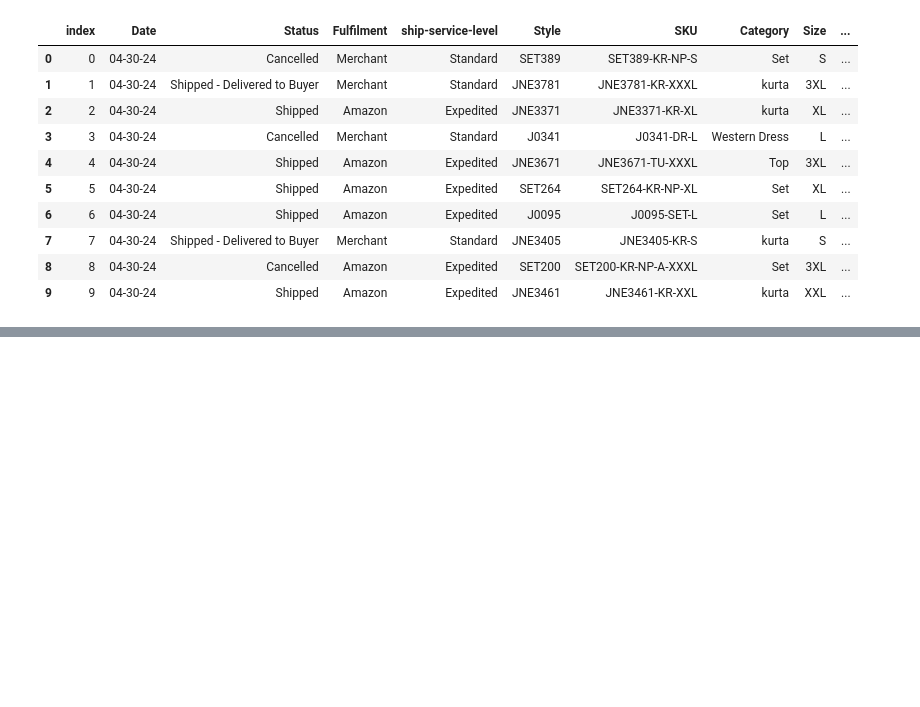
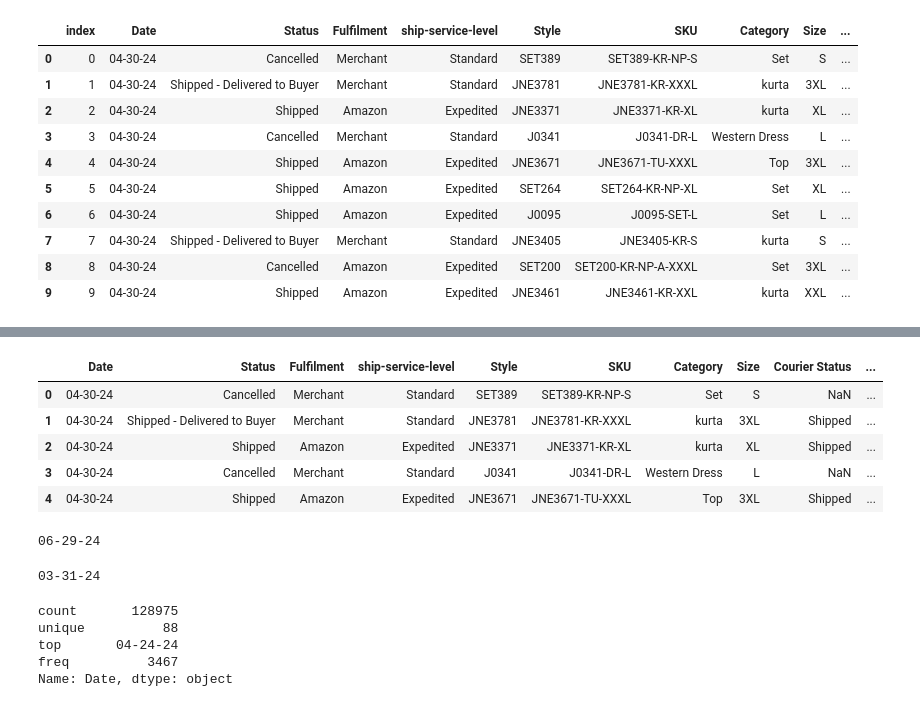
Before and after one commit to jmlakshmisagar/Amazon-Sales-Forecasting-Using-FY24-Apr-May, a Jupyter notebook: DS-Data_Analysis-Sales-Report.ipynb, the cells around one changed output, grey strips where cells are left out. Cells and saved outputs as stored; diff of their text form; code cells hidden in the pictures; blank space fills up the shorter version.

```diff
--- a/DS-Data_Analysis-Sales-Report.ipynb
+++ b/DS-Data_Analysis-Sales-Report.ipynb
@@ -135,0 +136,2 @@ df.describe()
+# %%
+df.drop(['index'],axis=1,inplace=True)
@@ -135,0 +202,4 @@ df.describe()
+# %%
+df['ship-postal-code'] = df['ship-postal-code'].fillna(0)
+# %%
+df['ship-postal-code'] = df['ship-postal-code'].astype('int64')
@@ -135,0 +218,25 @@ df.describe()
+# %%
+df.head()
+# %% [output]
+|  | Date | Status | Fulfilment | ship-service-level | Style | SKU | Category | Size | Courier Status | ... |
+| 0 | 04-30-24 | Cancelled | Merchant | Standard | SET389 | SET389-KR-NP-S | Set | S | NaN | ... |
+| 1 | 04-30-24 | Shipped - Delivered to Buyer | Merchant | Standard | JNE3781 | JNE3781-KR-XXXL | kurta | 3XL | Shipped | ... |
+| 2 | 04-30-24 | Shipped | Amazon | Expedited | JNE3371 | JNE3371-KR-XL | kurta | XL | Shipped | ... |
+| 3 | 04-30-24 | Cancelled | Merchant | Standard | J0341 | J0341-DR-L | Western Dress | L | NaN | ... |
+| 4 | 04-30-24 | Shipped | Amazon | Expedited | JNE3671 | JNE3671-TU-XXXL | Top | 3XL | Shipped | ... |
+# %%
+print(max(df['Date']))
+# %% [output]
+06-29-24
+# %%
+print(min(df['Date']))
+# %% [output]
+03-31-24
+# %%
+df['Date'].describe()
+# %% [output]
+count       128975
+unique          88
+top       04-24-24
+freq          3467
+Name: Date, dtype: object
```
Also changed, not shown: parts of 43 cells of this notebook, 1 other file.
